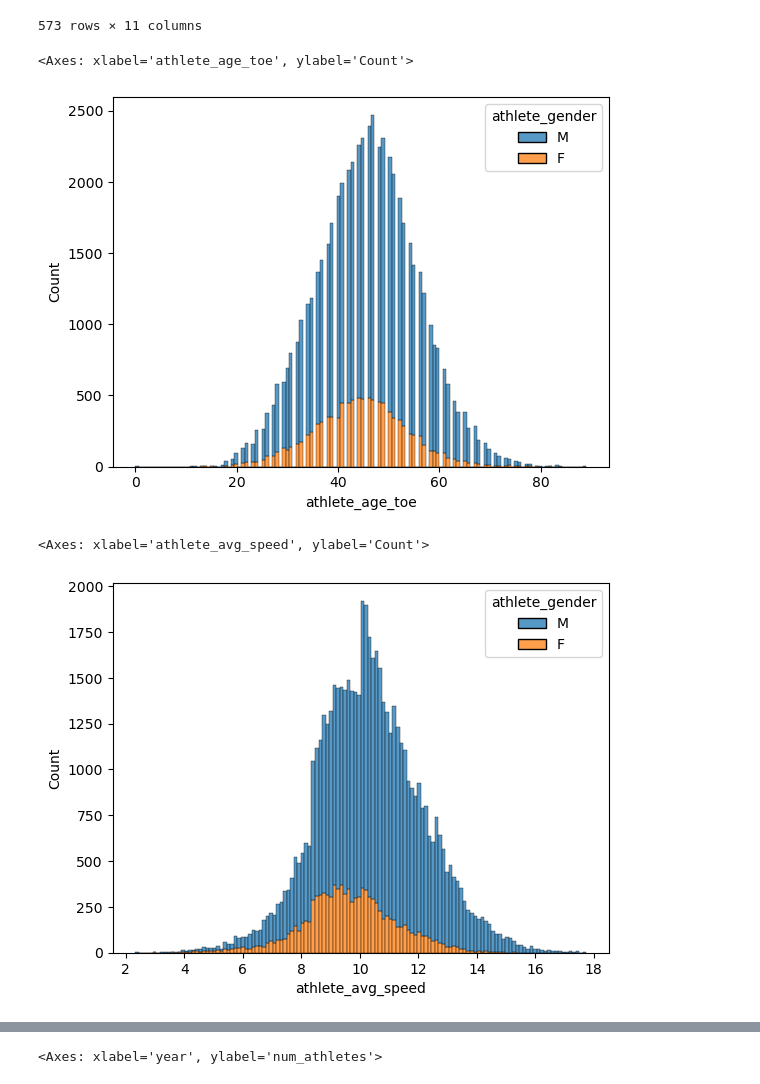
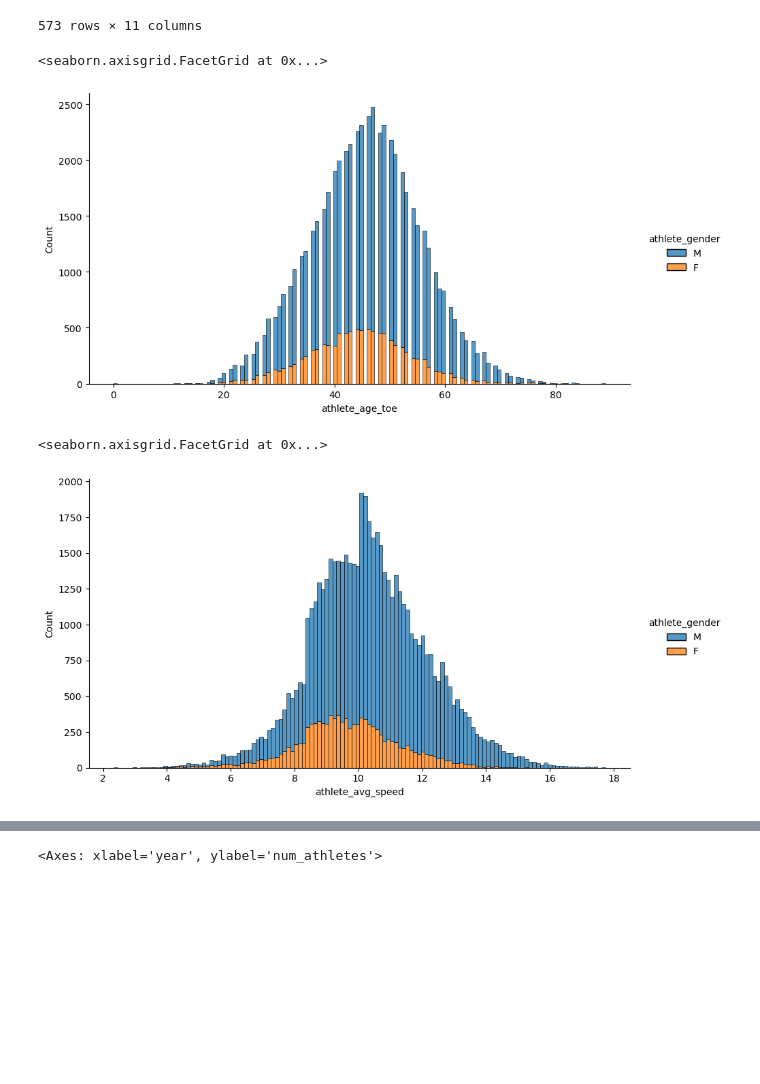
Before and after one commit to manishambre5/Ultra-Marathon-Germany, a Jupyter notebook: German Ultra-Marathon event insights.ipynb, the cells around one changed output, grey strips where cells are left out. Saved outputs shown, nothing was run; the diff lists cells and outputs as text; code cells hidden in the pictures; blank space fills up the shorter version.

```diff
--- a/German Ultra-Marathon event insights.ipynb
+++ b/German Ultra-Marathon event insights.ipynb
@@ -463,13 +445,13 @@ df3[df3['event_date'].str.contains('-')]
 # %%
 # Data Visualization with Charts and Graphs
 # %%
-sns.histplot(df3, x='athlete_age_toe', hue='athlete_gender', multiple='stack')
+sns.displot(df3, kind='hist', x='athlete_age_toe', hue='athlete_gender', multiple='stack', aspect=1.8)
 # %% [output]
-<Axes: xlabel='athlete_age_toe', ylabel='Count'>
+<seaborn.axisgrid.FacetGrid at 0x...>
-[figure, old version]
+[figure, new version]
 # %%
-sns.histplot(df3, x='athlete_avg_speed', hue='athlete_gender', multiple='stack')
+sns.displot(df3, kind='hist', x='athlete_avg_speed', hue='athlete_gender', multiple='stack', aspect=1.8)
 # %% [output]
-<Axes: xlabel='athlete_avg_speed', ylabel='Count'>
+<seaborn.axisgrid.FacetGrid at 0x...>
-[figure, old version]
+[figure, new version]
 # %%
```
Also changed, not shown: parts of 30 cells of this notebook.
